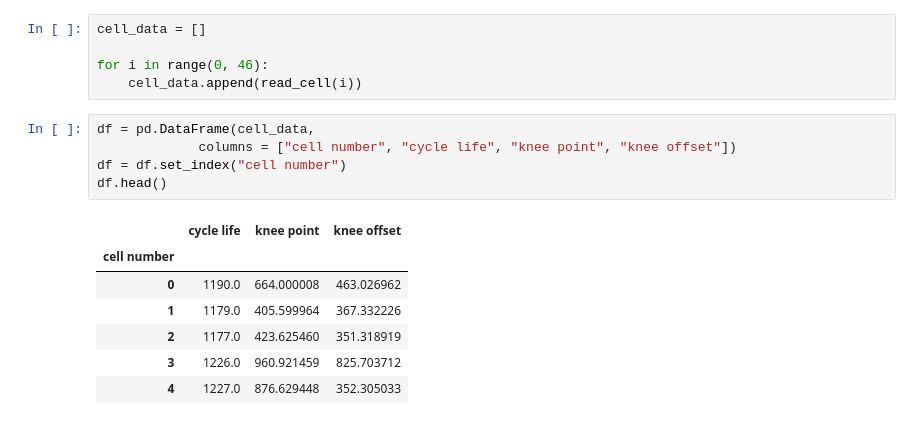
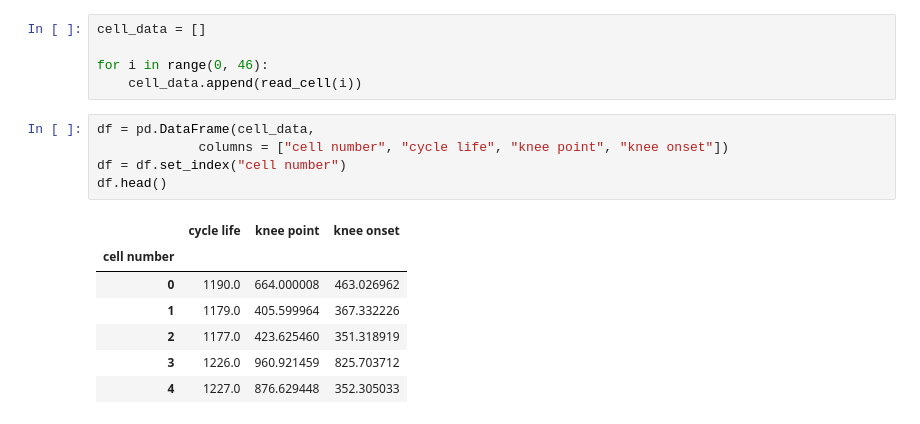
Before and after one commit to andmikey/knee-prediction, a Jupyter notebook: notebooks/200626-mandrejc-initial-exploration.ipynb, the cells around one changed output. Saved outputs shown, nothing was run; the diff lists cells and outputs as text.

```diff
--- a/notebooks/200626-mandrejc-initial-exploration.ipynb
+++ b/notebooks/200626-mandrejc-initial-exploration.ipynb
@@ -263,11 +265,11 @@ for i in range(0, 46):
     cell_data.append(read_cell(i))
 # %%
 df = pd.DataFrame(cell_data,
-             columns = ["cell number", "cycle life", "knee point", "knee offset"])
+             columns = ["cell number", "cycle life", "knee point", "knee onset"])
 df = df.set_index("cell number")
 df.head()
 # %% [output]
-|  | cycle life | knee point | knee offset |
+|  | cycle life | knee point | knee onset |
 | cell number |  |  |  |
 | 0 | 1190.0 | 664.000008 | 463.026962 |
 | 1 | 1179.0 | 405.599964 | 367.332226 |
```
Also changed, not shown: parts of 9 cells of this notebook.
